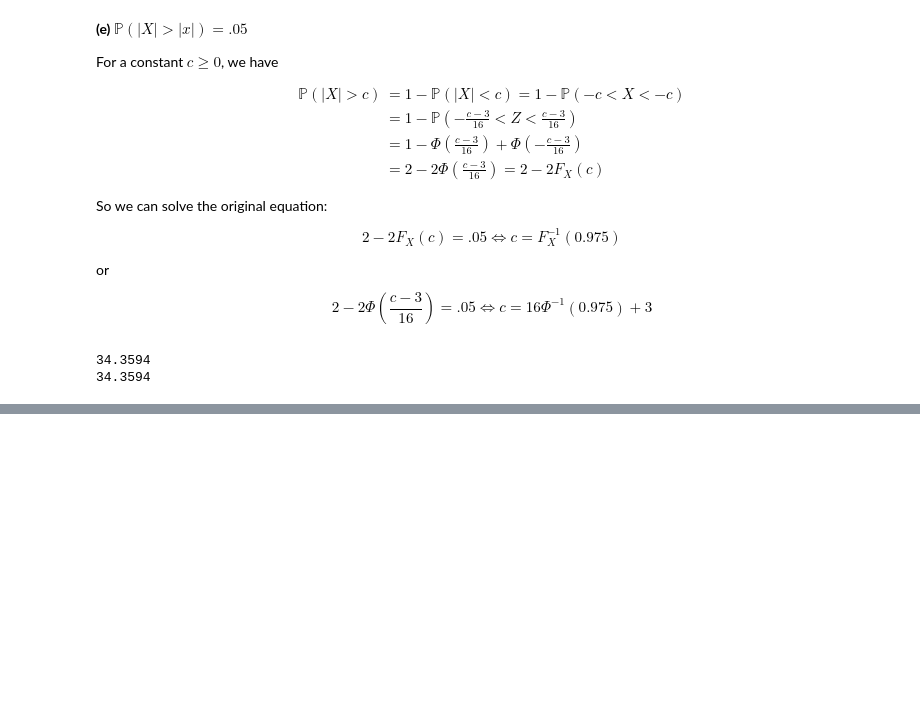
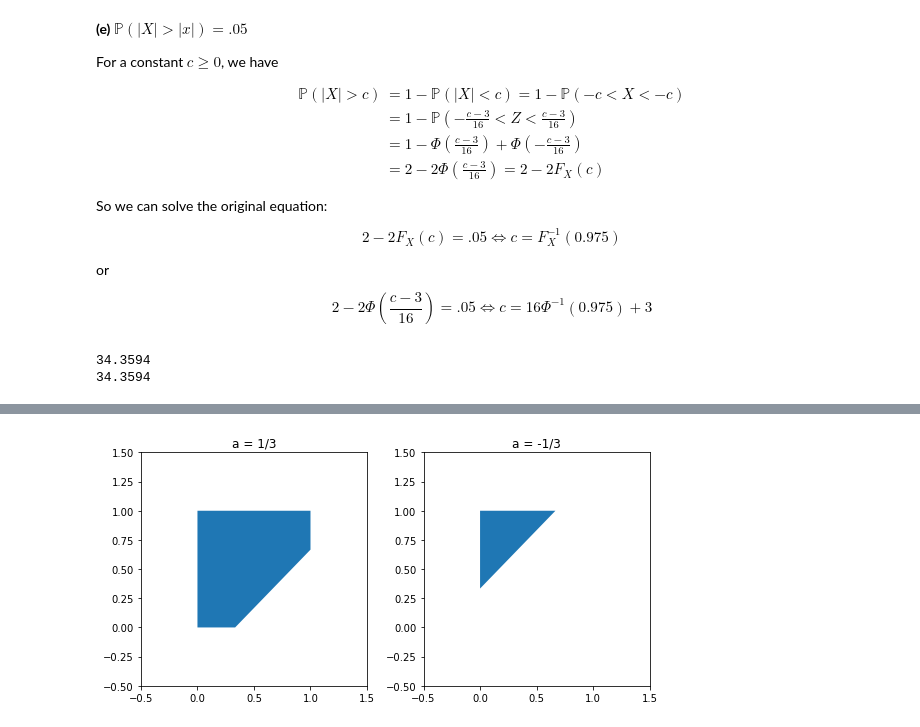
Before and after one commit to telmo-correa/all-of-statistics, a Jupyter notebook: Chapter 03 - Random Variables.ipynb, the cells around one changed output, grey strips where cells are left out. Saved outputs shown, nothing was run; the diff lists cells and outputs as text; code cells hidden in the pictures; blank space fills up the shorter version.

```diff
--- a/Chapter 03 - Random Variables.ipynb
+++ b/Chapter 03 - Random Variables.ipynb
@@ -1158,0 +1224,29 @@ $$ f_Y(y) = f_X(s(y)) \;\Bigg| \frac{ds(y)}{dy} \Bigg|$$
+# %%
+import numpy as np
+import matplotlib.pyplot as plt
+%matplotlib inline
+
+plt.figure(figsize=(8, 4))
+
+ax = plt.subplot(1, 2, 1)
+a = 1/3
+x = [0, a, 1, 1, 0]
+y = [0, 0, 1 - a, 1, 1]
+ax.fill(x, y)
+ax.set_xlim(-0.5, 1.5)
+ax.set_ylim(-0.5, 1.5)
+ax.set_title('a = 1/3')
+
+ax = plt.subplot(1, 2, 2)
+a = -1/3
+x = [0, 1+a, 0]
+y = [1, 1, -a]
+ax.fill(x, y)
+ax.set_xlim(-0.5, 1.5)
+ax.set_ylim(-0.5, 1.5)
+ax.set_title('a = -1/3')
+
+plt.tight_layout()
+plt.show()
+# %% [output]
+[figure, added]
```
Also changed, not shown: parts of 14 cells of this notebook.
